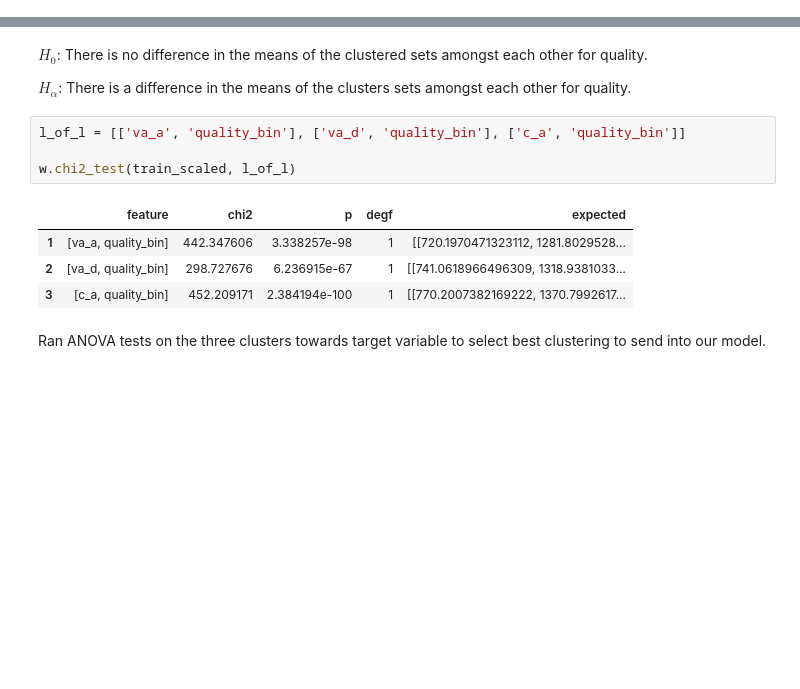
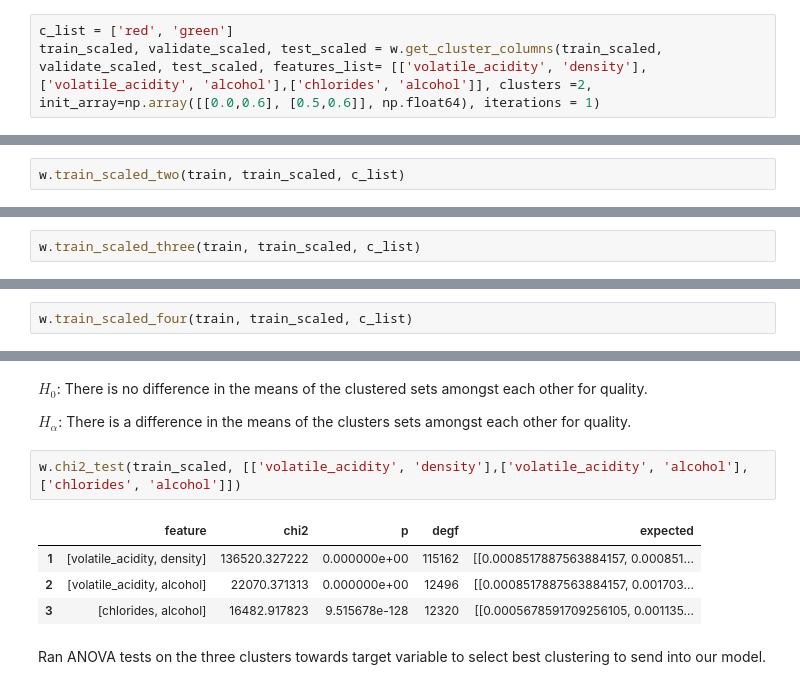
Before and after one commit to pagelwine/wine_project, a Jupyter notebook: final-project.ipynb, the cells around one changed output, grey strips where cells are left out. Saved outputs shown, nothing was run; the diff lists cells and outputs as text; blank space fills up the shorter version.

```diff
--- a/final-project.ipynb
+++ b/final-project.ipynb
@@ -262,0 +160,3 @@ plt.show()
+# %%
+c_list = ['red', 'green']
+train_scaled, validate_scaled, test_scaled = w.get_cluster_columns(train_scaled, validate_scaled, test_scaled, features_list= [['volatile_acidity', 'density'],['volatile_acidity', 'alcohol'],['chlorides', 'alcohol']], clusters =2, init_array=np.array([[0.0,0.6], [0.5,0.6]], np.float64), iterations = 1)
@@ -262,0 +167,2 @@ plt.show()
+# %%
+w.train_scaled_two(train, train_scaled, c_list)
@@ -262,0 +171,2 @@ plt.show()
+# %%
+w.train_scaled_three(train, train_scaled, c_list)
@@ -262,0 +175,2 @@ plt.show()
+# %%
+w.train_scaled_four(train, train_scaled, c_list)
@@ -265,14 +181,12 @@ $H_0$: There is no difference in the means of the clustered sets amongst each ot
 
 $H_\alpha$: There is a difference in the means of the clusters sets amongst each other for quality.
 # %%
-l_of_l = [['va_a', 'quality_bin'], ['va_d', 'quality_bin'], ['c_a', 'quality_bin']]
-
-w.chi2_test(train_scaled, l_of_l)
+w.chi2_test(train_scaled, [['volatile_acidity', 'density'],['volatile_acidity', 'alcohol'],['chlorides', 'alcohol']])
 # %% [output]
 |  | feature | chi2 | p | degf | expected |
-| 1 | [va_a, quality_bin] | 442.347606 | 3.338257e-98 | 1 | [[720.1970471323112, 1281.8029528... |
-| 2 | [va_d, quality_bin] | 298.727676 | 6.236915e-67 | 1 | [[741.0618966496309, 1318.9381033... |
-| 3 | [c_a, quality_bin] | 452.209171 | 2.384194e-100 | 1 | [[770.2007382169222, 1370.7992617... |
+| 1 | [volatile_acidity, density] | 136520.327222 | 0.000000e+00 | 115162 | [[0.0008517887563884157, 0.000851... |
+| 2 | [volatile_acidity, alcohol] | 22070.371313 | 0.000000e+00 | 12496 | [[0.0008517887563884157, 0.001703... |
+| 3 | [chlorides, alcohol] | 16482.917823 | 9.515678e-128 | 12320 | [[0.0005678591709256105, 0.001135... |
 # %% [markdown]
 Ran ANOVA tests on the three clusters towards target variable to select best clustering to send into our model.
 # %% [markdown]
```
Also changed, not shown: parts of 20 cells of this notebook, 1 other file.
